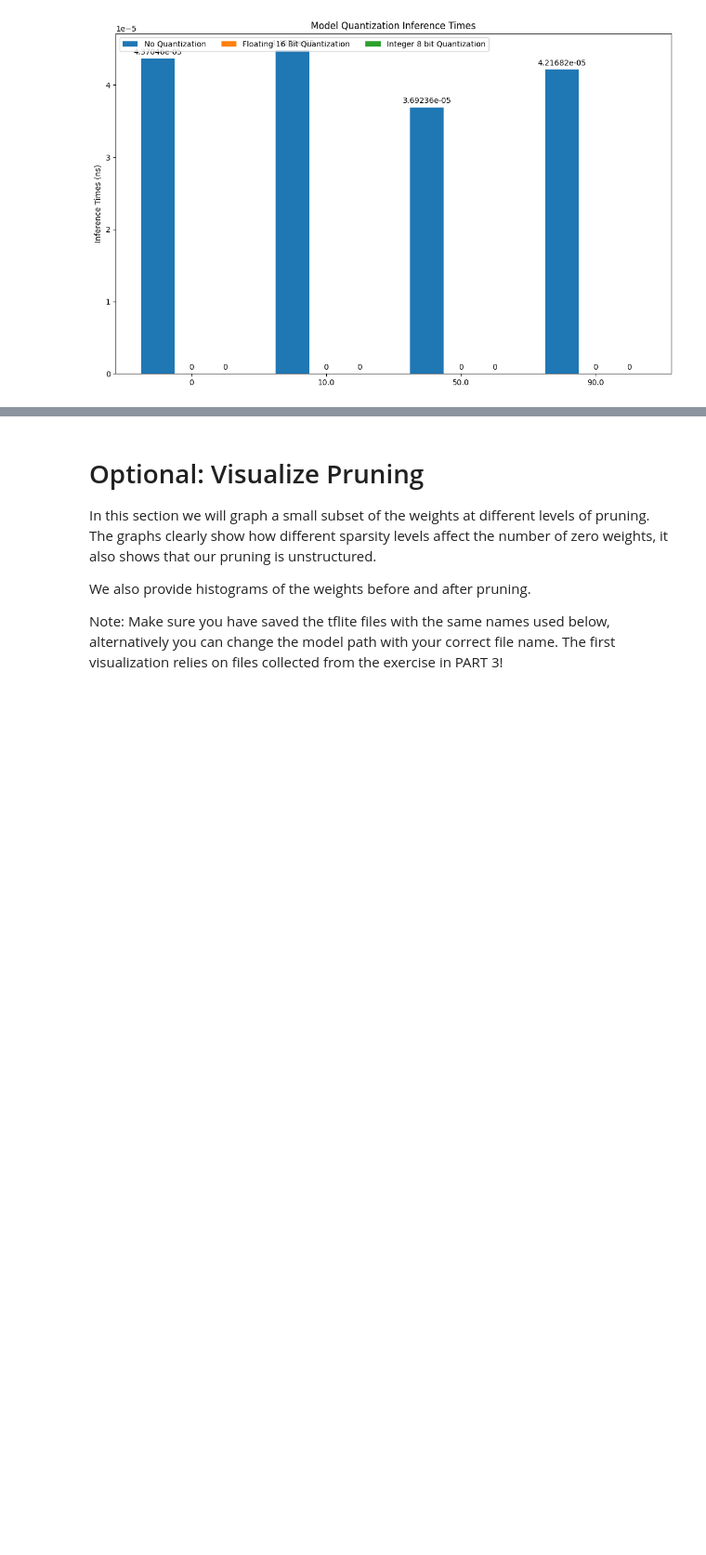
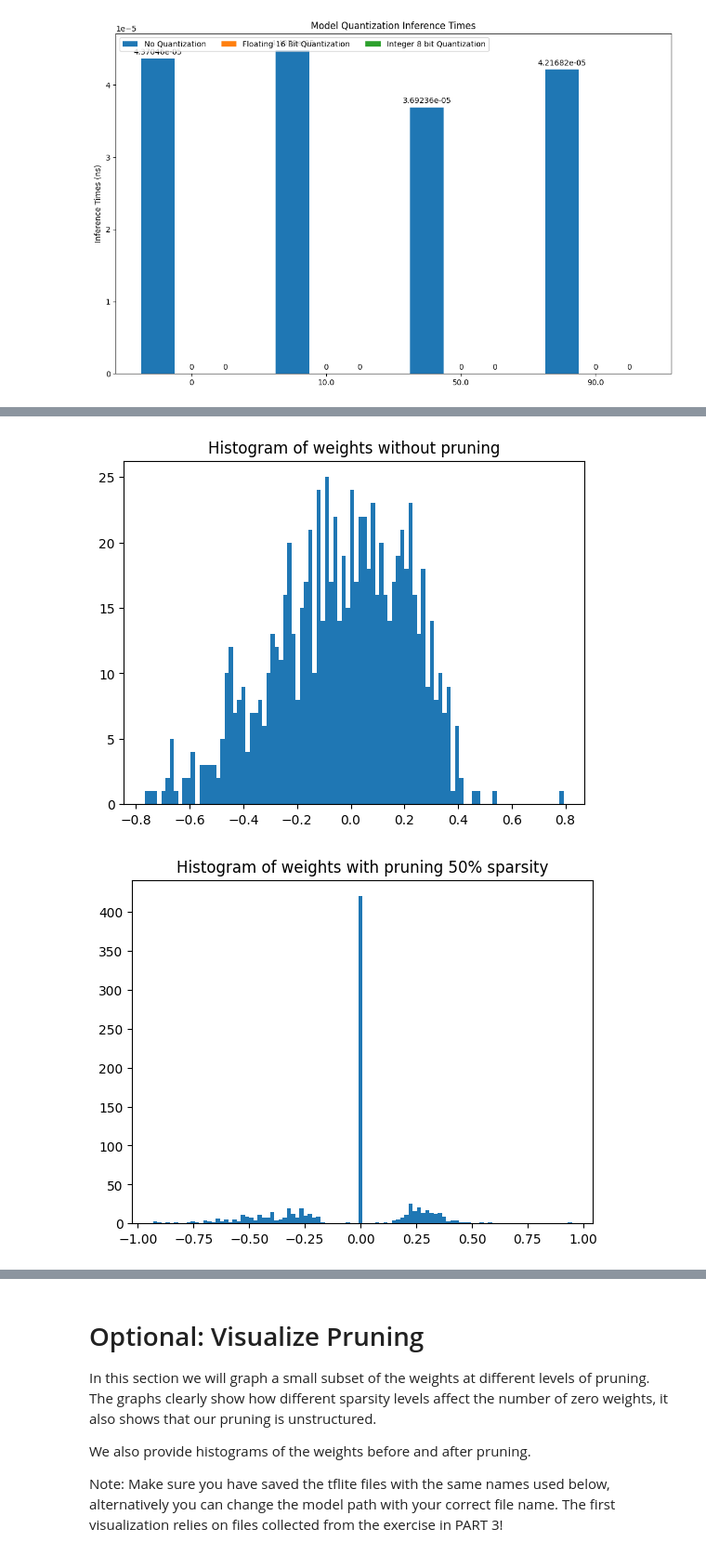
Before and after one commit to ENELEngineering/ENDG511, a Jupyter notebook: ENDG511_LAB_2_2024.ipynb, the cells around one changed output, grey strips where cells are left out. Shown: that part at 93% size. Cells and saved outputs as stored; diff of their text form; code cells hidden in the pictures; blank space fills up the shorter version.

```diff
--- a/ENDG511_LAB_2_2024.ipynb
+++ b/ENDG511_LAB_2_2024.ipynb
@@ -1326,0 +1370,46 @@ plt.show()
+# %%
+## Plotting Pruning Histograms
+model = tf.keras.models.load_model('lab_1_q4.h5')
+a = model.layers[7].weights
+
+prune(
+    base_model="lab_1_q4.h5",
+    target_sparsity=0.50,
+    new_model="pruned_model_50.h5"
+)
+pruned_model_50 = tf.keras.models.load_model('pruned_model_50.h5')
+b = pruned_model_50.layers[7].weights
+
+prune(
+    base_model="lab_1_q4.h5",
+    target_sparsity=0.90,
+    new_model="pruned_model_90.h5"
+)
+pruned_model_90 = tf.keras.models.load_model('pruned_model_90.h5')
+c = pruned_model_90.layers[7].weights
+
+k = a[0].numpy().flatten()
+plt.hist(k, bins = 100)
+plt.title("Histogram of weights without pruning")
+plt.show()
+
+j = b[0].numpy().flatten()
+plt.hist(j, bins = 100)
+plt.title("Histogram of weights with pruning 50% sparsity")
+plt.show()
+
+l = j[j != 0]
+plt.hist(l, bins = 100)
+plt.title("Histogram of weights with pruning 50% sparsity - stripped 0 weights")
+plt.show()
+
+m = c[0].numpy().flatten()
+plt.hist(m, bins = 100)
+plt.title("Histogram of weights with pruning 90% sparsity")
+plt.show()
+
+n = m[m != 0]
+plt.hist(n, bins = 100)
+plt.title("Histogram of weights with pruning 90% sparsity - stripped 0 weights")
+plt.show()
+# %% [output]
@@ -1326,0 +1418,2 @@ plt.show()
+[figure, added]
+[figure, added]
```
Also changed, not shown: parts of 17 cells of this notebook.
